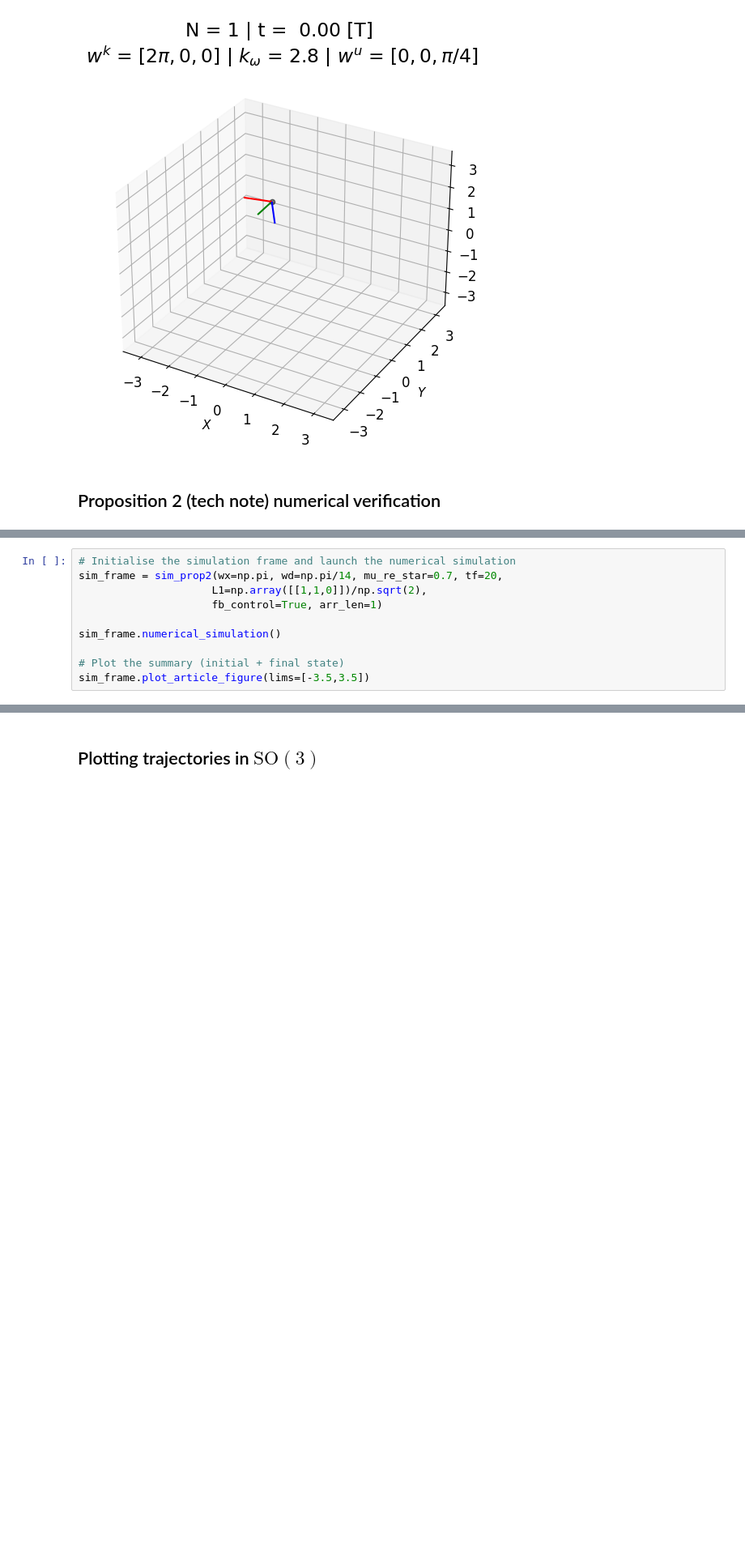
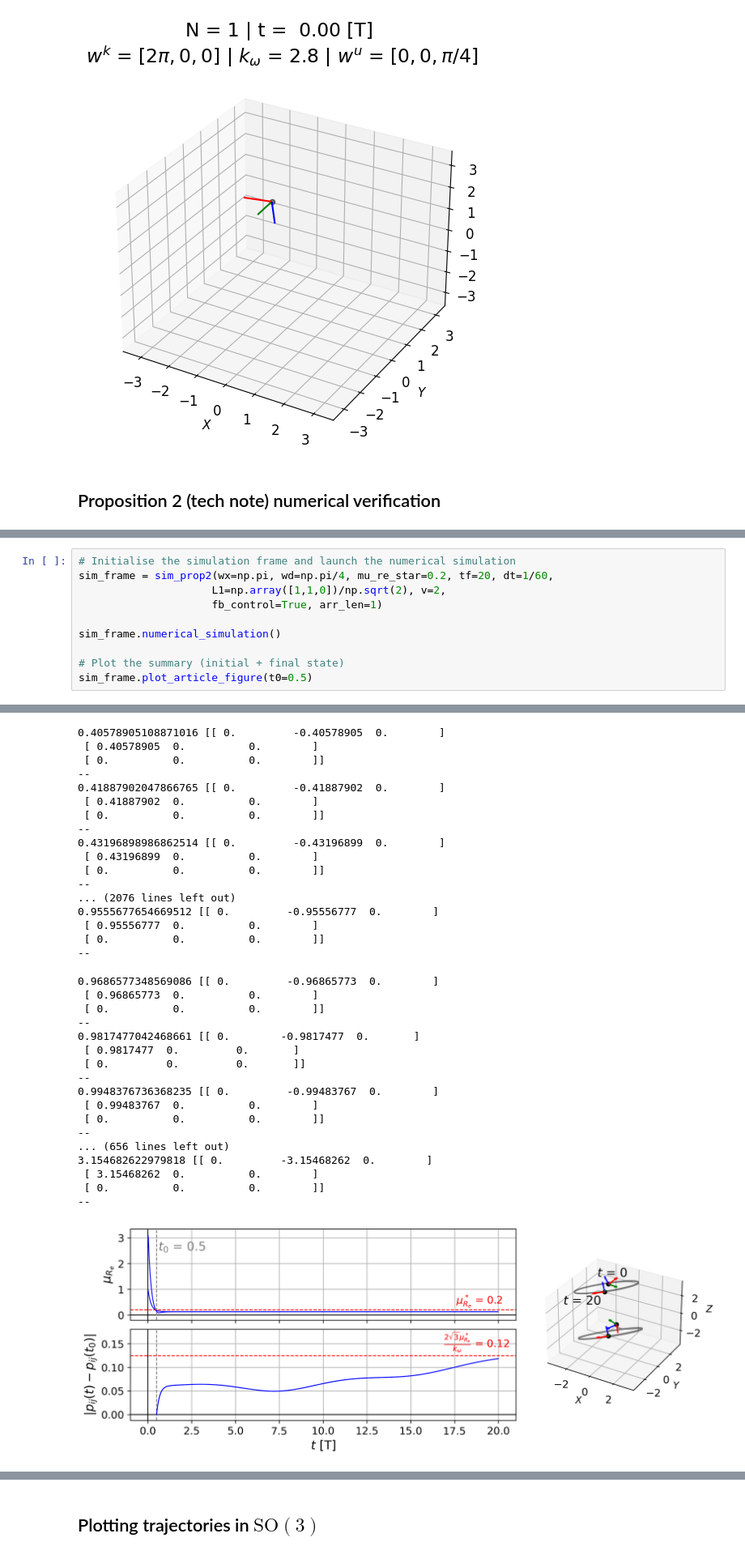
Before and after one commit to jesusBV20/source_seeking_3D, a Jupyter notebook: _simple_heading_control.ipynb, the cells around one changed output, grey strips where cells are left out. Shown at 81% size. Drawn from its saved outputs; the diff is of its cells as text; blank space fills up the shorter version.

```diff
--- a/_simple_heading_control.ipynb
+++ b/_simple_heading_control.ipynb
@@ -178,10 +229,11 @@ sim_frame.plot_article_figure(OUTPUT_FOLDER, t0=0.5)
 # %%
 # Initialise the simulation frame and launch the numerical simulation
-sim_frame = sim_prop2(wx=np.pi, wd=np.pi/14, mu_re_star=0.7, tf=20,
-                     L1=np.array([[1,1,0]])/np.sqrt(2),
+sim_frame = sim_prop2(wx=np.pi, wd=np.pi/4, mu_re_star=0.2, tf=20, dt=1/60,
+                     L1=np.array([1,1,0])/np.sqrt(2), v=2,
                      fb_control=True, arr_len=1)
 
 sim_frame.numerical_simulation()
 
 # Plot the summary (initial + final state)
-sim_frame.plot_article_figure(lims=[-3.5,3.5])
+sim_frame.plot_article_figure(t0=0.5)
+# %% [output]
@@ -187,0 +257,35 @@ sim_frame.plot_article_figure(lims=[-3.5,3.5])
+0.40578905108871016 [[ 0.         -0.40578905  0.        ]
+ [ 0.40578905  0.          0.        ]
+ [ 0.          0.          0.        ]]
+--
+0.41887902047866765 [[ 0.         -0.41887902  0.        ]
+ [ 0.41887902  0.          0.        ]
+ [ 0.          0.          0.        ]]
+--
+0.43196898986862514 [[ 0.         -0.43196899  0.        ]
+ [ 0.43196899  0.          0.        ]
+ [ 0.          0.          0.        ]]
+--
+... (2076 lines left out)
+0.9555677654669512 [[ 0.         -0.95556777  0.        ]
+ [ 0.95556777  0.          0.        ]
+ [ 0.          0.          0.        ]]
+--
+0.9686577348569086 [[ 0.         -0.96865773  0.        ]
+ [ 0.96865773  0.          0.        ]
+ [ 0.          0.          0.        ]]
+--
+0.9817477042468661 [[ 0.        -0.9817477  0.       ]
+ [ 0.9817477  0.         0.       ]
+ [ 0.         0.         0.       ]]
+--
+0.9948376736368235 [[ 0.         -0.99483767  0.        ]
+ [ 0.99483767  0.          0.        ]
+ [ 0.          0.          0.        ]]
+--
+... (656 lines left out)
+3.154682622979818 [[ 0.         -3.15468262  0.        ]
+ [ 3.15468262  0.          0.        ]
+ [ 0.          0.          0.        ]]
+--
+[figure, added]
```
Also changed, not shown: parts of 3 cells of this notebook, 3 other files.
